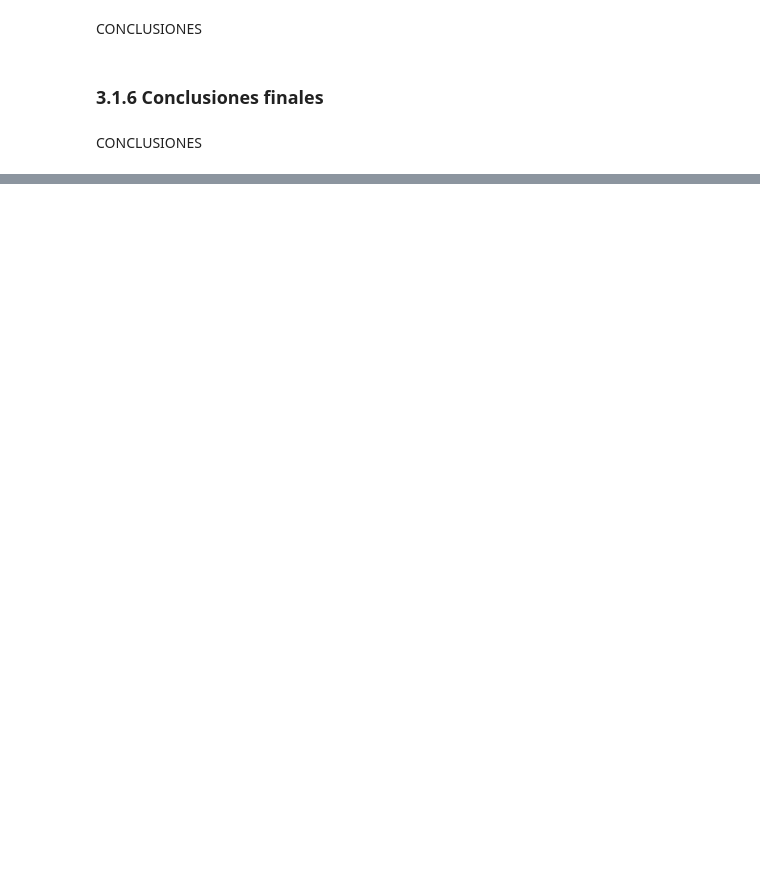
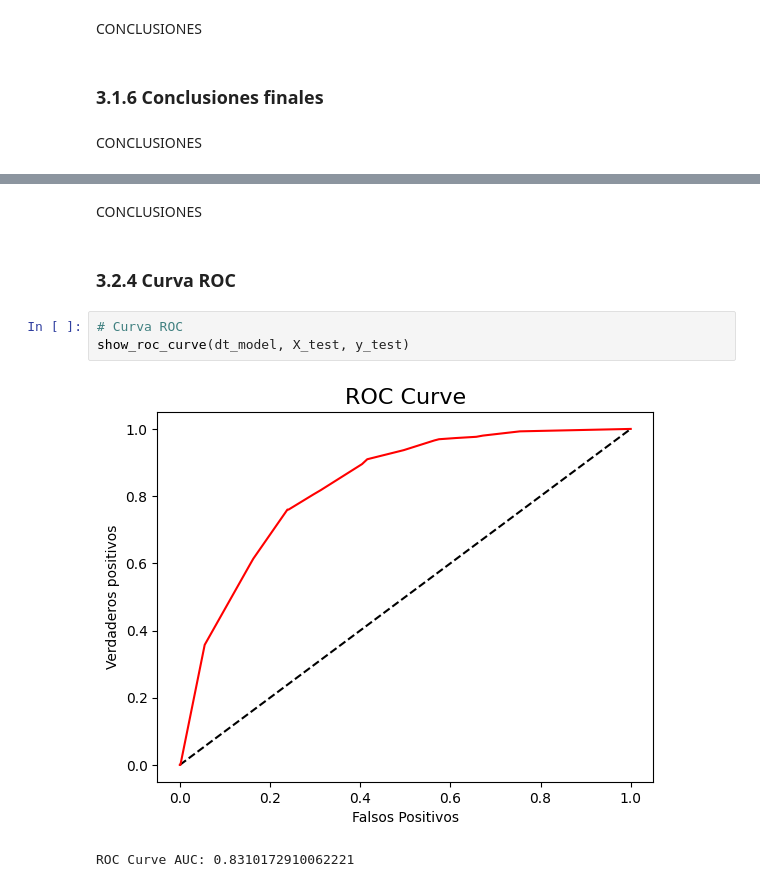
Before and after one commit to angelfergar/ChurnRetention-SP, a Jupyter notebook: notebooks/Model_Training.ipynb, the cells around one changed output, grey strips where cells are left out. Drawn from its saved outputs; the diff is of its cells as text; blank space fills up the shorter version.

```diff
--- a/notebooks/Model_Training.ipynb
+++ b/notebooks/Model_Training.ipynb
@@ -283,0 +325,10 @@ CONCLUSIONES
+# %% [markdown]
+CONCLUSIONES
+# %% [markdown]
+### 3.2.4 Curva ROC
+# %%
+# Curva ROC
+show_roc_curve(dt_model, X_test, y_test)
+# %% [output]
+[figure, added]
+ROC Curve AUC: 0.8310172910062221
```
Also changed, not shown: parts of 108 cells of this notebook.
